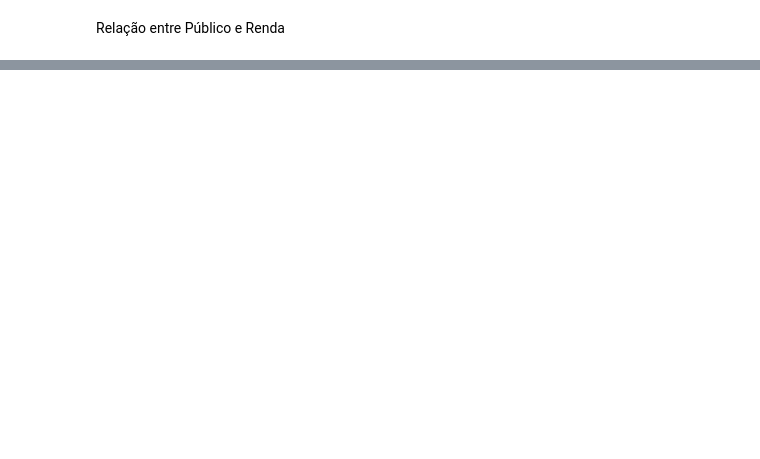
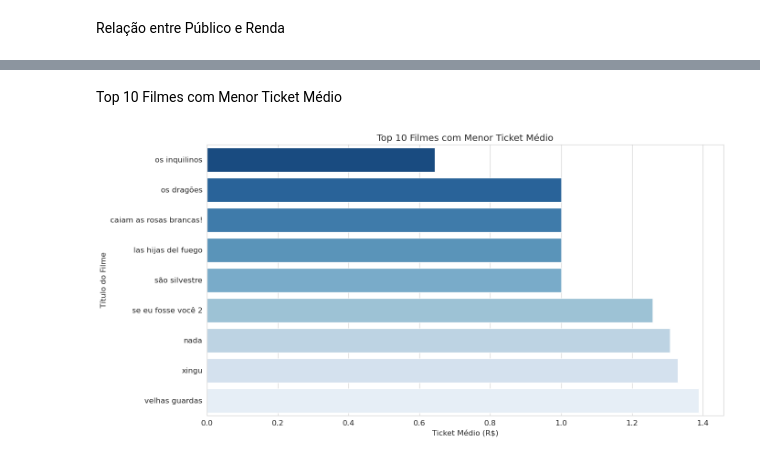
Before and after one commit to Abraao1231/trabalho-BD2, a Jupyter notebook: silver/vizualization.ipynb, the cells around one changed output, grey strips where cells are left out. Drawn from its saved outputs; the diff is of its cells as text; code cells hidden in the pictures; blank space fills up the shorter version.

```diff
--- a/silver/vizualization.ipynb
+++ b/silver/vizualization.ipynb
@@ -198,0 +238,39 @@ if df is not None:
+# %% [markdown]
+Top 10 Filmes com Menor Ticket Médio
+# %%
+if df is not None:
+    # Usando os dados já calculados de ticket médio da célula anterior
+    # Filtrar apenas filmes com público maior que 0 para evitar divisões por zero
+    df_valido = df[df['publico_total'] > 0].copy()
+
+    # Aplicando método IQR para identificar outliers baixos
+    Q1_ticket = df_valido['ticket_medio'].quantile(0.25)
+    IQR_ticket = df_valido['ticket_medio'].quantile(0.75) - Q1_ticket
+
+    limite_inferior_ticket = Q1_ticket - 1.5 * IQR_ticket
+
+    # Identificando outliers baixos (abaixo do limite inferior)
+    outliers_baixo = df_valido[df_valido['ticket_medio'] < limite_inferior_ticket]
+
+    # Se não há outliers baixos suficientes, pegar os 10 menores valores
+    if len(outliers_baixo) < 10:
+        top_10_menores = df_valido.nsmallest(10, 'ticket_medio')
+    else:
+        top_10_menores = outliers_baixo.nsmallest(10, 'ticket_medio')
+
+    # Gráfico de barras dos top 10 menores tickets médios
+    ax = sns.barplot(data=top_10_menores, y='titulo_original', x='ticket_medio',
+                    hue='titulo_original', palette='Blues_r', legend=False)
+    ax.set_title('Top 10 Filmes com Menor Ticket Médio')
+    ax.set_xlabel('Ticket Médio (R$)')
+    ax.set_ylabel('Título do Filme')
+
+    # Truncar títulos longos para melhor visualização
+    labels = [label.get_text()[:50] + '...' if len(label.get_text()) > 50 else label.get_text()
+             for label in ax.get_yticklabels()]
+    ax.set_yticklabels(labels)
+
+    plt.tight_layout()
+    plt.show()
+# %% [output]
+[figure, added]
```
Also changed, not shown: parts of 9 cells of this notebook.
